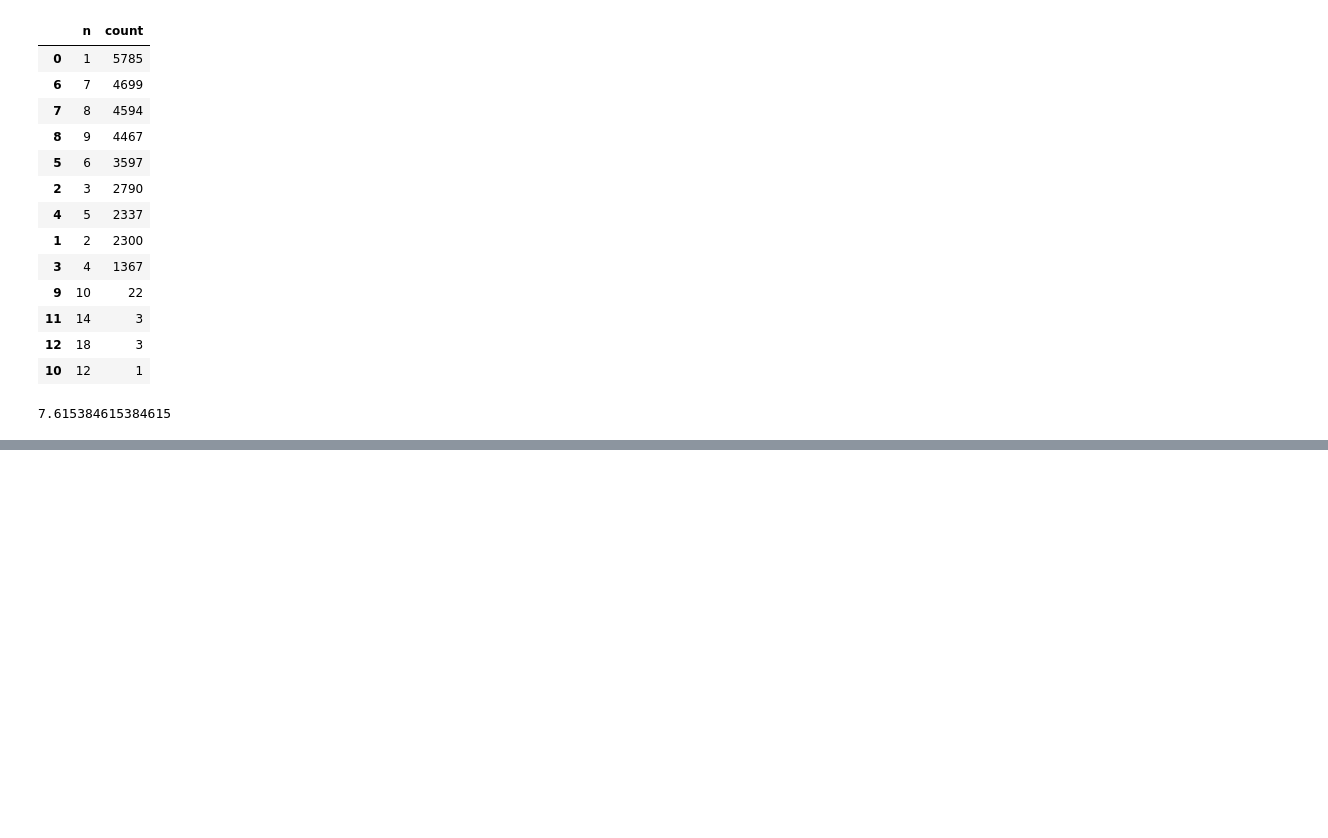
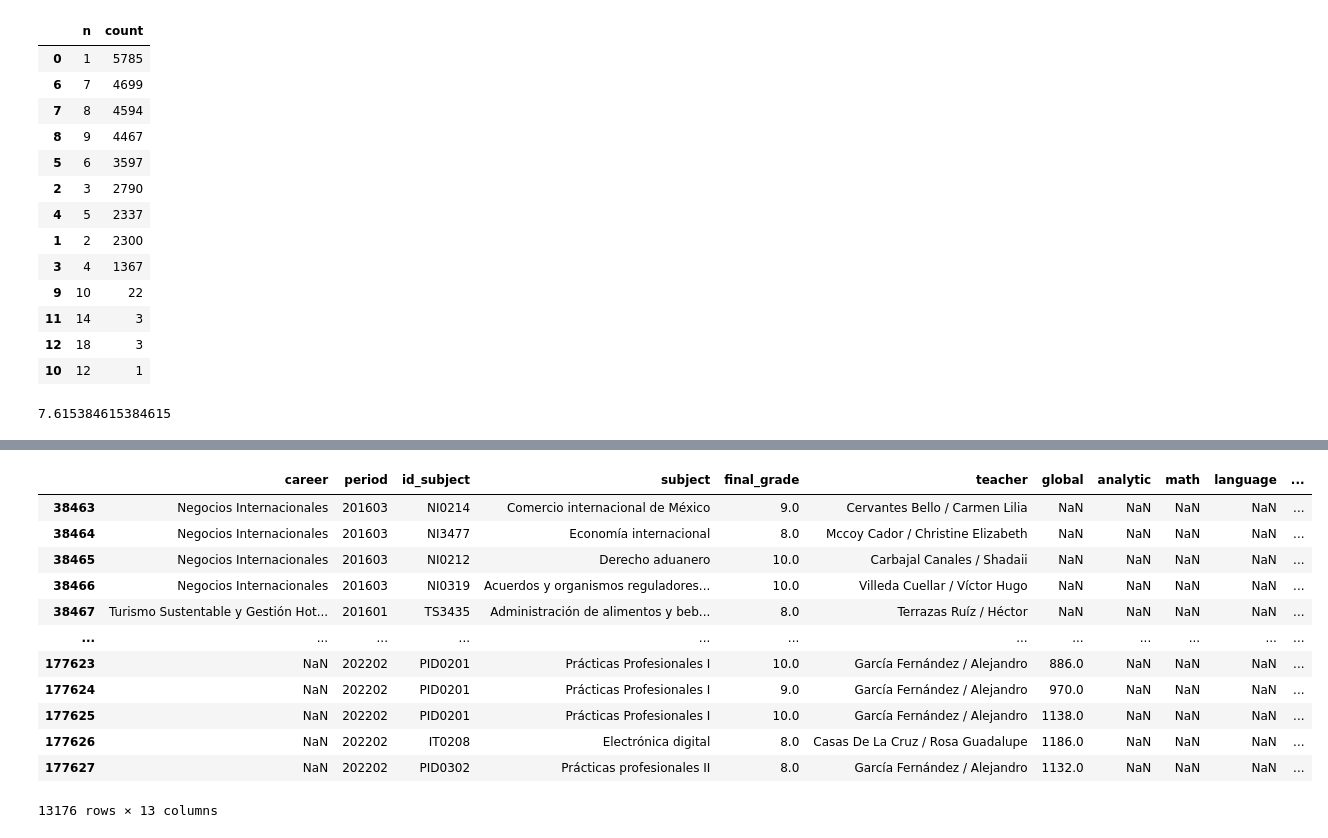
Before and after one commit to 170300075/sure-api-v2, a Jupyter notebook: classificators/classificators.ipynb, the cells around one changed output, grey strips where cells are left out. Drawn from its saved outputs; the diff is of its cells as text; code cells hidden in the pictures; blank space fills up the shorter version.

```diff
--- a/classificators/classificators.ipynb
+++ b/classificators/classificators.ipynb
@@ -287,0 +305,17 @@ grades_sizes["n"].mean()
+# %%
+with_ceneval = data[data[["analytic", "math", "language", "spanish"]].isnull().any(axis = 1)]
+with_ceneval
+# %% [output]
+|  | career | period | id_subject | subject | final_grade | teacher | global | analytic | math | language | ... |
+| 38463 | Negocios Internacionales | 201603 | NI0214 | Comercio internacional de México | 9.0 | Cervantes Bello / Carmen Lilia | NaN | NaN | NaN | NaN | ... |
+| 38464 | Negocios Internacionales | 201603 | NI3477 | Economía internacional | 8.0 | Mccoy Cador / Christine Elizabeth | NaN | NaN | NaN | NaN | ... |
+| 38465 | Negocios Internacionales | 201603 | NI0212 | Derecho aduanero | 10.0 | Carbajal Canales / Shadaii | NaN | NaN | NaN | NaN | ... |
+| 38466 | Negocios Internacionales | 201603 | NI0319 | Acuerdos y organismos reguladores... | 10.0 | Villeda Cuellar / Víctor Hugo | NaN | NaN | NaN | NaN | ... |
+| 38467 | Turismo Sustentable y Gestión Hot... | 201601 | TS3435 | Administración de alimentos y beb... | 8.0 | Terrazas Ruíz / Héctor | NaN | NaN | NaN | NaN | ... |
+| ... | ... | ... | ... | ... | ... | ... | ... | ... | ... | ... | ... |
+| 177623 | NaN | 202202 | PID0201 | Prácticas Profesionales I | 10.0 | García Fernández / Alejandro | 886.0 | NaN | NaN | NaN | ... |
+| 177624 | NaN | 202202 | PID0201 | Prácticas Profesionales I | 9.0 | García Fernández / Alejandro | 970.0 | NaN | NaN | NaN | ... |
+| 177625 | NaN | 202202 | PID0201 | Prácticas Profesionales I | 10.0 | García Fernández / Alejandro | 1138.0 | NaN | NaN | NaN | ... |
+| 177626 | NaN | 202202 | IT0208 | Electrónica digital | 8.0 | Casas De La Cruz / Rosa Guadalupe | 1186.0 | NaN | NaN | NaN | ... |
+| 177627 | NaN | 202202 | PID0302 | Prácticas profesionales II | 8.0 | García Fernández / Alejandro | 1132.0 | NaN | NaN | NaN | ... |
+13176 rows × 13 columns
```
Also changed, not shown: parts of 6 cells of this notebook, 24 other files.
